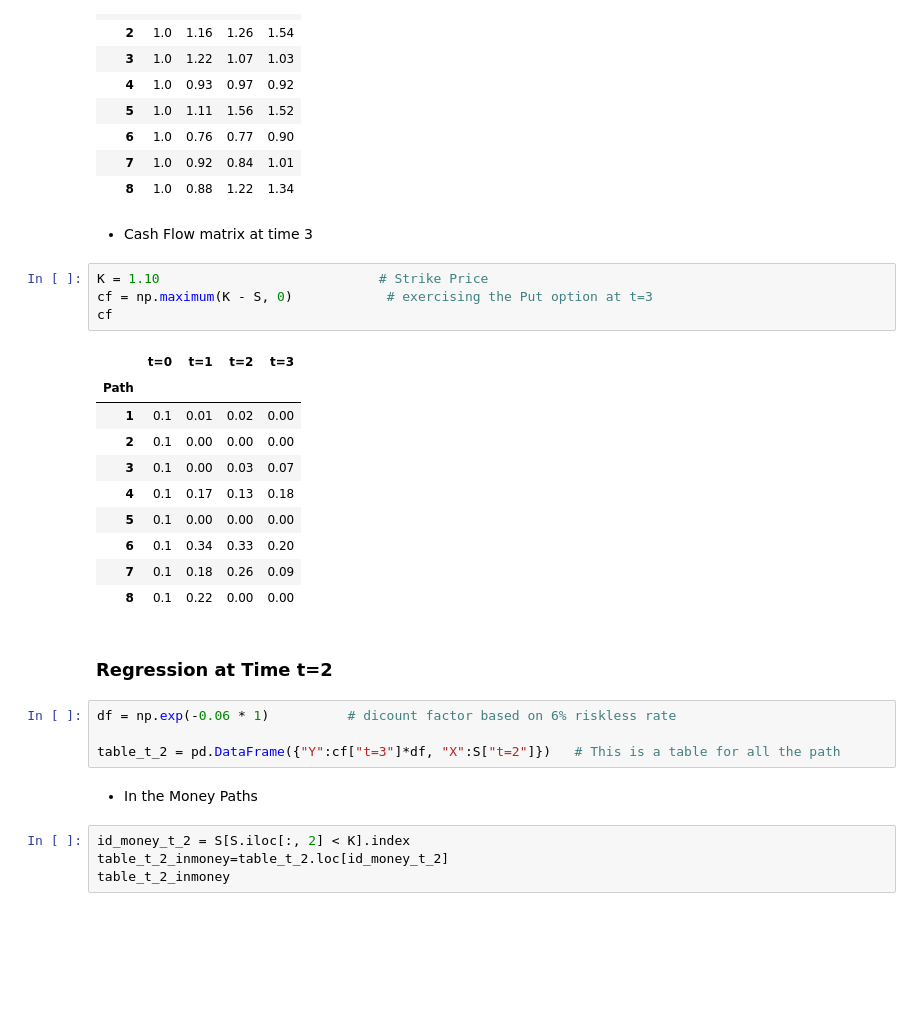
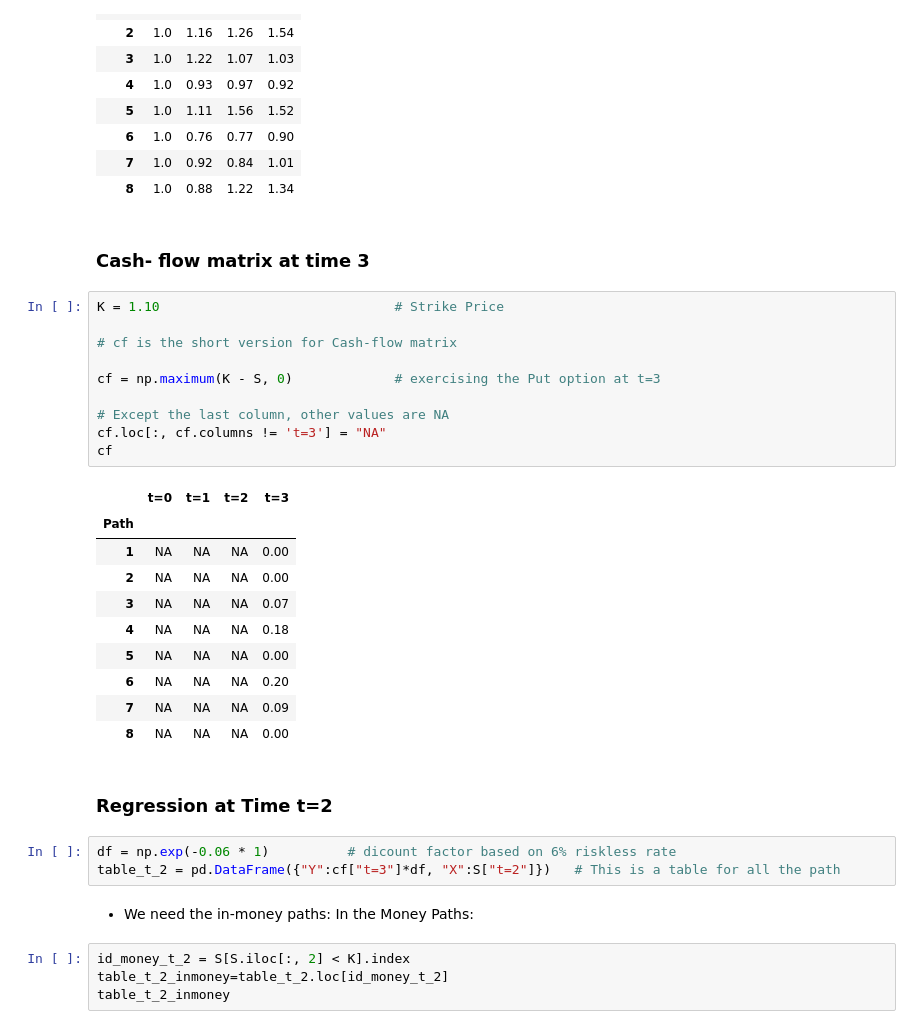
Before and after one commit to Peymankor/Tutorial-Derivative-Pricing, a Jupyter notebook: Derivative Pricing.ipynb, the cells around one changed output. Saved outputs shown, nothing was run; the diff lists cells and outputs as text; blank space fills up the shorter version.

```diff
--- a/Derivative Pricing.ipynb
+++ b/Derivative Pricing.ipynb
@@ -172,30 +42,35 @@ S
 | 7 | 1.0 | 0.92 | 0.84 | 1.01 |
 | 8 | 1.0 | 0.88 | 1.22 | 1.34 |
 # %% [markdown]
-- Cash Flow matrix at time 3
+### Cash- flow matrix at time 3
 # %%
-K = 1.10                            # Strike Price
-cf = np.maximum(K - S, 0)            # exercising the Put option at t=3
+K = 1.10                              # Strike Price
+
+# cf is the short version for Cash-flow matrix
+
+cf = np.maximum(K - S, 0)             # exercising the Put option at t=3
+
+# Except the last column, other values are NA
+cf.loc[:, cf.columns != 't=3'] = "NA"
 cf
 # %% [output]
 |  | t=0 | t=1 | t=2 | t=3 |
 | Path |  |  |  |  |
-| 1 | 0.1 | 0.01 | 0.02 | 0.00 |
-| 2 | 0.1 | 0.00 | 0.00 | 0.00 |
-| 3 | 0.1 | 0.00 | 0.03 | 0.07 |
-| 4 | 0.1 | 0.17 | 0.13 | 0.18 |
-| 5 | 0.1 | 0.00 | 0.00 | 0.00 |
-| 6 | 0.1 | 0.34 | 0.33 | 0.20 |
-| 7 | 0.1 | 0.18 | 0.26 | 0.09 |
-| 8 | 0.1 | 0.22 | 0.00 | 0.00 |
+| 1 | NA | NA | NA | 0.00 |
+| 2 | NA | NA | NA | 0.00 |
+| 3 | NA | NA | NA | 0.07 |
+| 4 | NA | NA | NA | 0.18 |
+| 5 | NA | NA | NA | 0.00 |
+| 6 | NA | NA | NA | 0.20 |
+| 7 | NA | NA | NA | 0.09 |
+| 8 | NA | NA | NA | 0.00 |
 # %% [markdown]
 ### Regression at Time t=2
 # %%
 df = np.exp(-0.06 * 1)          # dicount factor based on 6% riskless rate
-
 table_t_2 = pd.DataFrame({"Y":cf["t=3"]*df, "X":S["t=2"]})   # This is a table for all the path
 # %% [markdown]
-- In the Money Paths
+- We need the in-money paths: In the Money Paths:
 # %%
 id_money_t_2 = S[S.iloc[:, 2] < K].index
 table_t_2_inmoney=table_t_2.loc[id_money_t_2]
```
Also changed, not shown: parts of 45 cells of this notebook.
